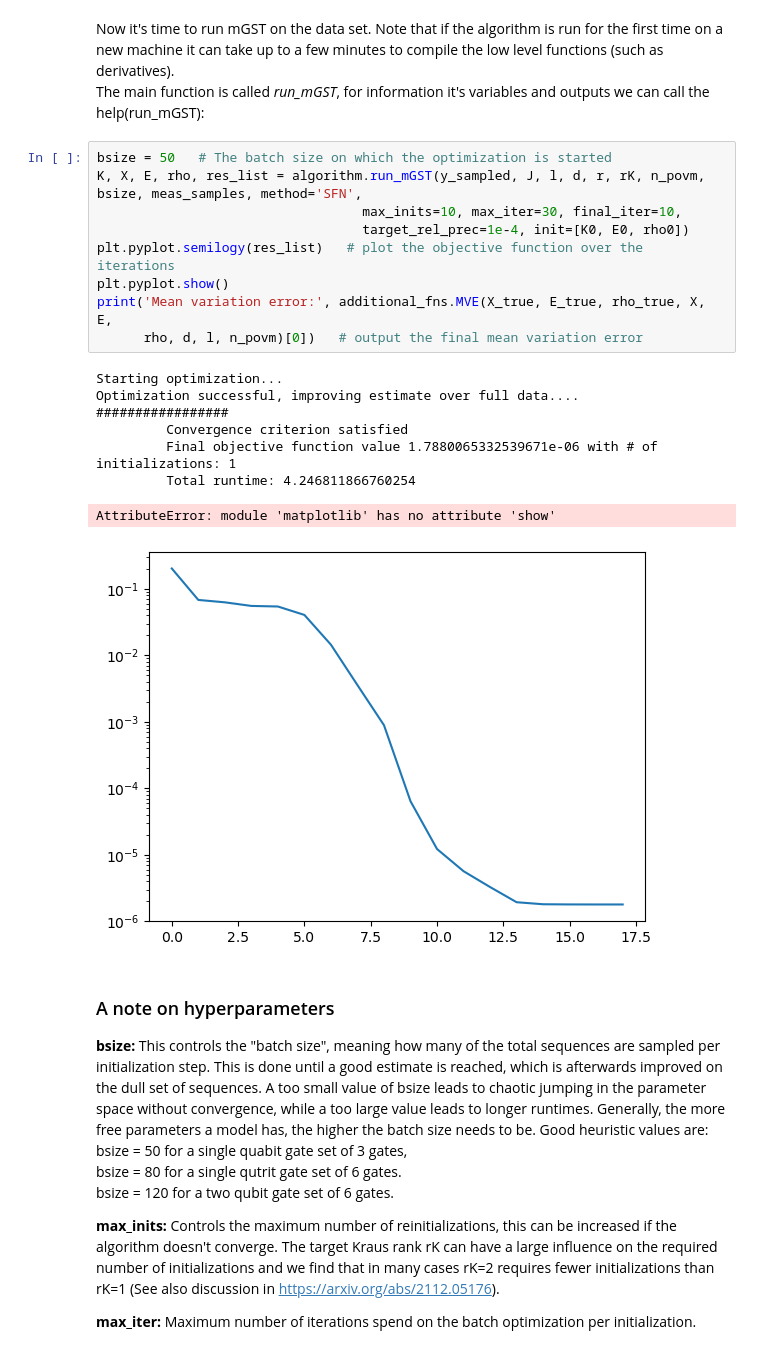
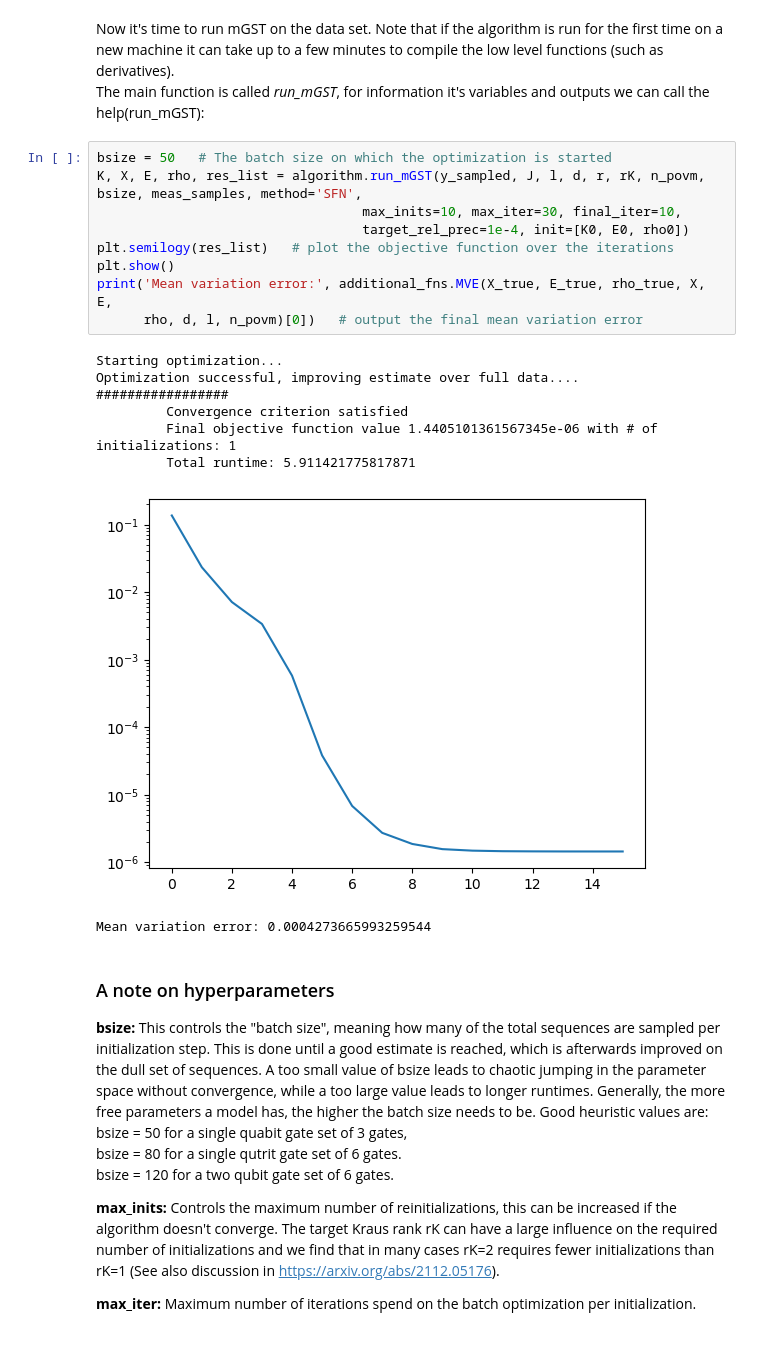
Before and after one commit to rabrie/mGST, a Jupyter notebook: Jupyter tutorials/Basic examples.ipynb, the cells around one changed output. Saved outputs shown, nothing was run; the diff lists cells and outputs as text.

Commit message:
small matplotlib import bugfix

```diff
--- a/Jupyter tutorials/Basic examples.ipynb
+++ b/Jupyter tutorials/Basic examples.ipynb
@@ -107,21 +106,21 @@ The main function is called *run_mGST*, for information it's variables and outpu
 # %%
 bsize = 50   # The batch size on which the optimization is started
 K, X, E, rho, res_list = algorithm.run_mGST(y_sampled, J, l, d, r, rK, n_povm, bsize, meas_samples, method='SFN',
                                   max_inits=10, max_iter=30, final_iter=10,
                                   target_rel_prec=1e-4, init=[K0, E0, rho0])
-plt.pyplot.semilogy(res_list)   # plot the objective function over the iterations
-plt.pyplot.show()
+plt.semilogy(res_list)   # plot the objective function over the iterations
+plt.show()
 print('Mean variation error:', additional_fns.MVE(X_true, E_true, rho_true, X, E,
       rho, d, l, n_povm)[0])   # output the final mean variation error
 # %% [output]
 Starting optimization...
 Optimization successful, improving estimate over full data....
 #################
          Convergence criterion satisfied
-         Final objective function value 1.7880065332539671e-06 with # of initializations: 1
-         Total runtime: 4.246811866760254
+         Final objective function value 1.4405101361567345e-06 with # of initializations: 1
+         Total runtime: 5.911421775817871
+[figure, new version]
-AttributeError: module 'matplotlib' has no attribute 'show'
+Mean variation error: 0.0004273665993259544
-[figure, old version]
 # %% [markdown]
 ### A note on hyperparameters
 **bsize:** This controls the "batch size", meaning how many of the total sequences are sampled per initialization step. This is done until a good estimate is reached, which is afterwards improved on the dull set of sequences.
```
Also changed, not shown: parts of 4 cells of this notebook.
